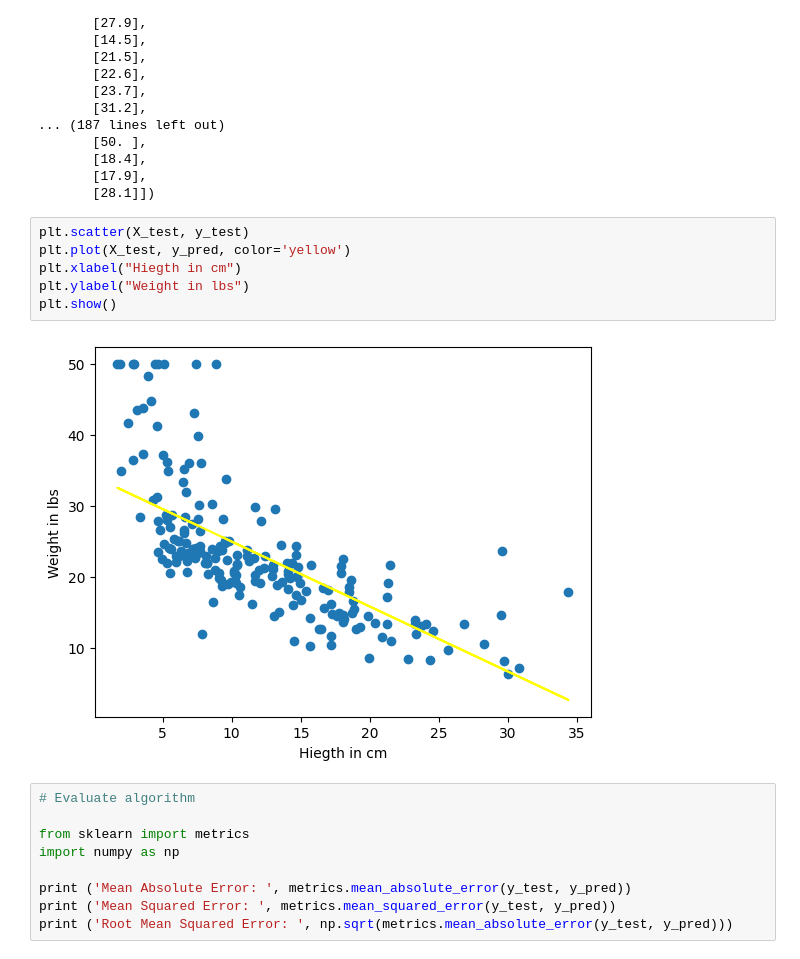
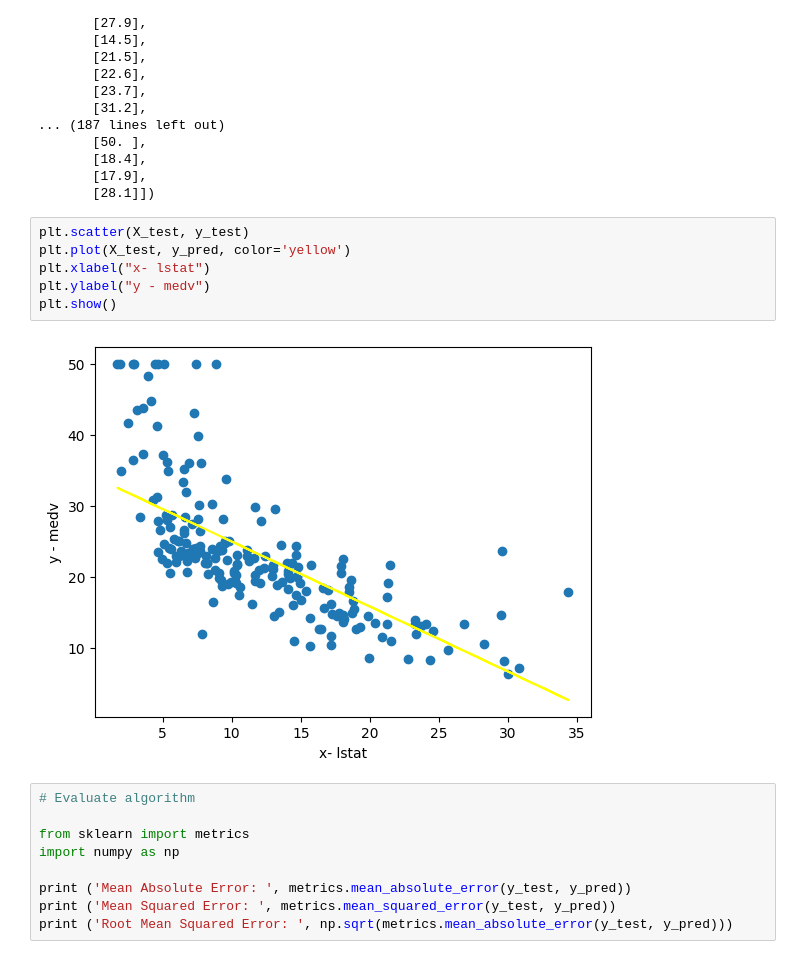
Before and after one commit to sahan77406/Supervised_Algorithms_Projects, a Jupyter notebook: Linear Regression/Linear_Regression.ipynb, the cells around one changed output. Cells and saved outputs as stored; diff of their text form.

```diff
--- a/Linear_Regression.ipynb
+++ b/Linear Regression/Linear_Regression.ipynb
@@ -215,11 +212,11 @@ array([[28.2],
 # %%
 plt.scatter(X_test, y_test)
 plt.plot(X_test, y_pred, color='yellow')
-plt.xlabel("Hiegth in cm")
-plt.ylabel("Weight in lbs")
+plt.xlabel("x- lstat")
+plt.ylabel("y - medv")
 plt.show()
 # %% [output]
-[figure, old version]
+[figure, new version]
 # %%
 # Evaluate algorithm
 
```
Also changed, not shown: parts of 1 cell of this notebook, 18 other files.
